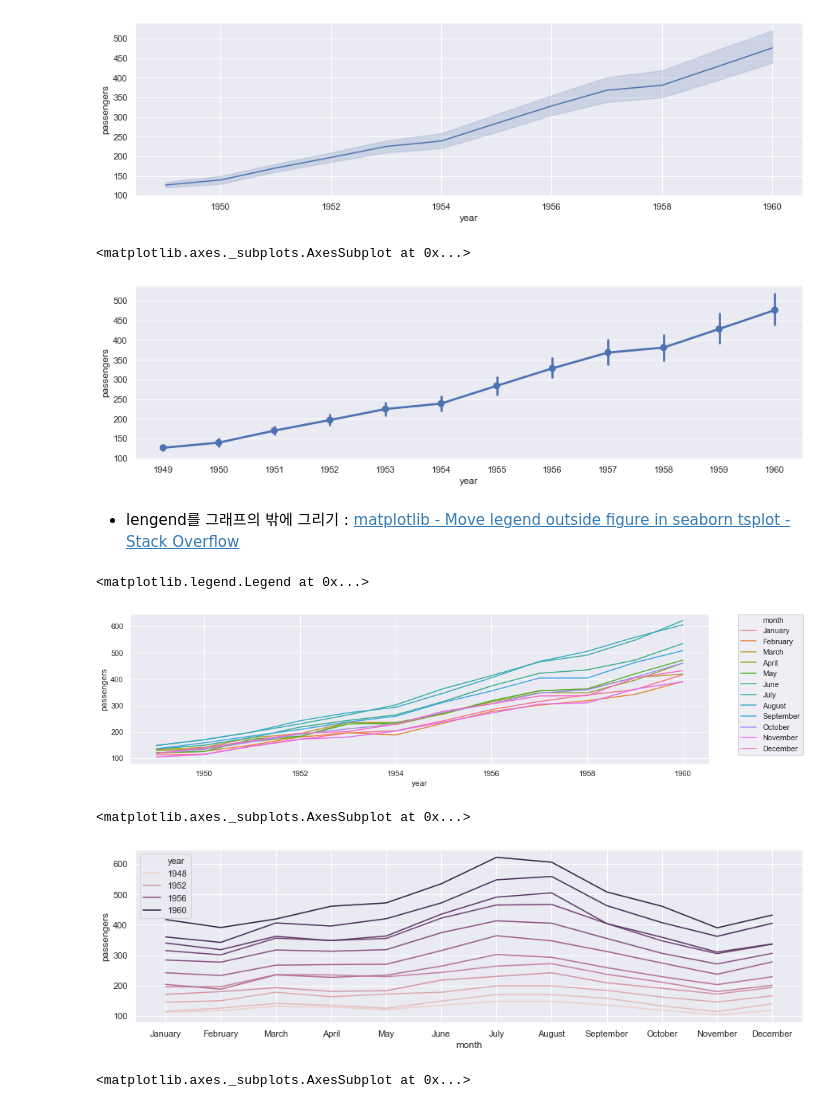
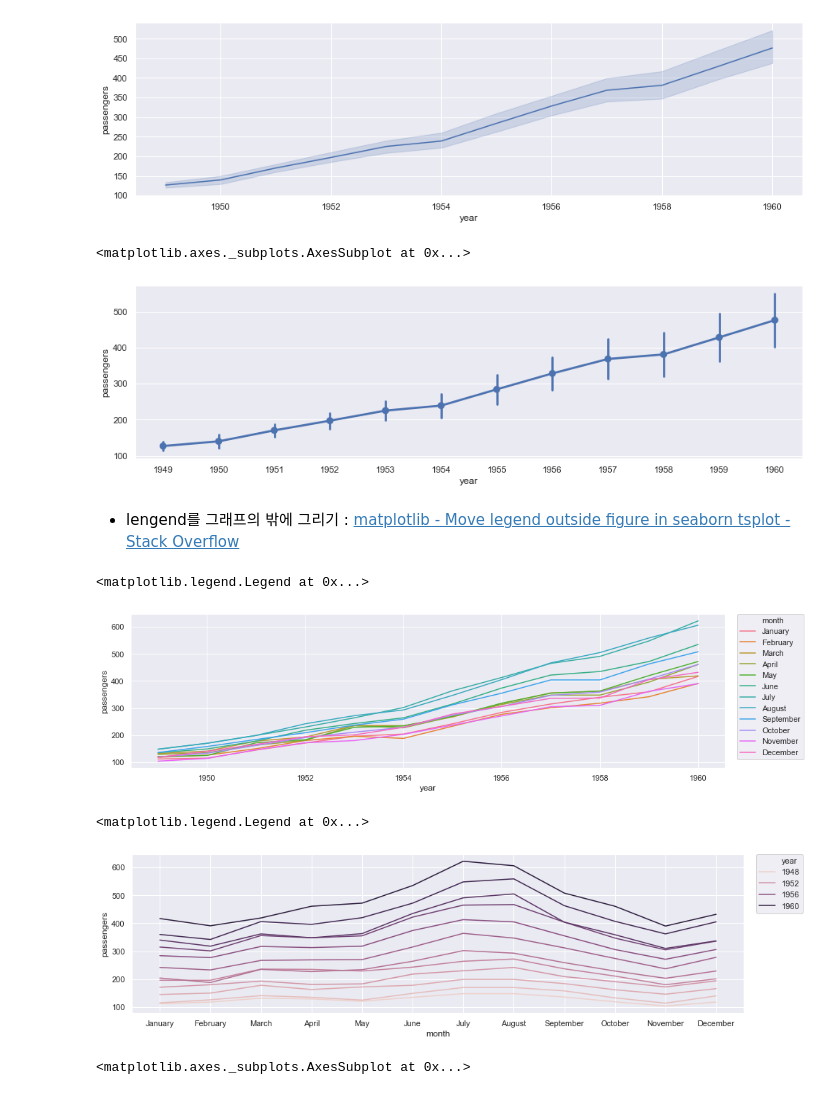
Before and after one commit to corazzon/seaborn-tutorial, a Jupyter notebook: flights-time-series-analysis.ipynb, the cells around one changed output. Cells and saved outputs as stored; diff of their text form; code cells hidden in the pictures.

Commit message:
add plots

```diff
--- a/flights-time-series-analysis.ipynb
+++ b/flights-time-series-analysis.ipynb
@@ -49,11 +60,12 @@ sns.lineplot(data=df, x="year", y="passengers")
 [figure]
 # %%
 # pointplot
+
 plt.figure(figsize=(15, 4))
-sns.pointplot(data=df, x="year", y="passengers")
+sns.pointplot(data=df, x="year", y="passengers", ci="sd")
 # %% [output]
 <matplotlib.axes._subplots.AxesSubplot at 0x...>
-[figure, old version]
+[figure, new version]
 # %% [markdown]
 * lengend를 그래프의 밖에 그리기 : [matplotlib - Move legend outside figure in seaborn tsplot - Stack Overflow](https://stackoverflow.com/questions/30490740/move-legend-outside-figure-in-seaborn-tsplot)
 # %%
@@ -61,19 +73,19 @@ sns.pointplot(data=df, x="year", y="passengers")
 
 plt.figure(figsize=(15, 4))
 sns.lineplot(data=df, x="year", y="passengers", hue="month")
-
-plt.legend(bbox_to_anchor=(1.05, 1), loc=2, borderaxespad=0.)
+plt.legend(bbox_to_anchor=(1.02, 1), loc=2, borderaxespad=0.)
 # %% [output]
 <matplotlib.legend.Legend at 0x...>
-[figure, old version]
+[figure, new version]
 # %%
 # lineplot 에 hue를 통해 year 값에 따라 여러 색으로 나눠 그리기
 
 plt.figure(figsize=(15, 4))
 sns.lineplot(data=df, x="month", y="passengers", hue="year")
+plt.legend(bbox_to_anchor=(1.02, 1), loc=2, borderaxespad=0.)
 # %% [output]
-<matplotlib.axes._subplots.AxesSubplot at 0x...>
+<matplotlib.legend.Legend at 0x...>
-[figure, old version]
+[figure, new version]
 # %%
 # boxplot
 plt.figure(figsize=(15, 4))
```
Also changed, not shown: parts of 22 cells of this notebook.
